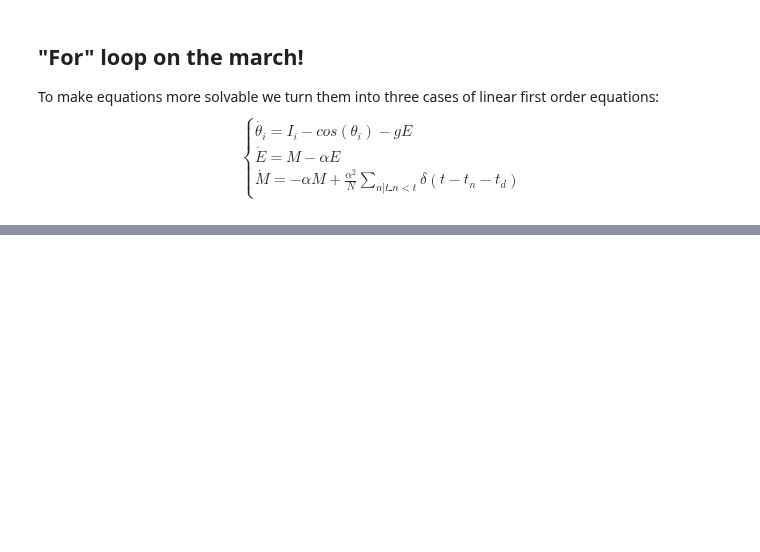
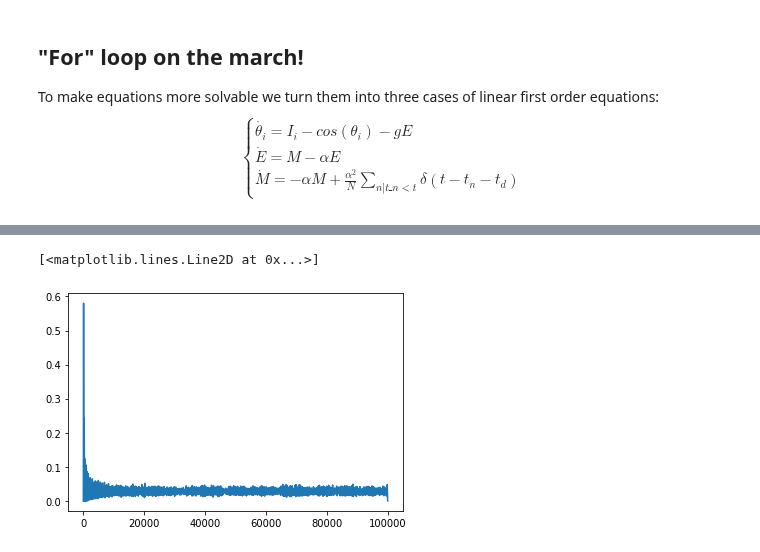
Before and after one commit to mmehrani/master_thesis, a Jupyter notebook: scripts/rotational_model/rotational_model.ipynb, the cells around one changed output, grey strips where cells are left out. Cells and saved outputs as stored; diff of their text form; code cells hidden in the pictures; blank space fills up the shorter version.

```diff
--- a/scripts/rotational_model/rotational_model.ipynb
+++ b/scripts/rotational_model/rotational_model.ipynb
@@ -106,0 +109,5 @@ plt.hist(theta_arr % 2*np.pi)
+# %%
+plt.plot(amin_saman_param)
+# %% [output]
+[<matplotlib.lines.Line2D at 0x...>]
+[figure, added]
```
Also changed, not shown: parts of 9 cells of this notebook, 5 other files.
